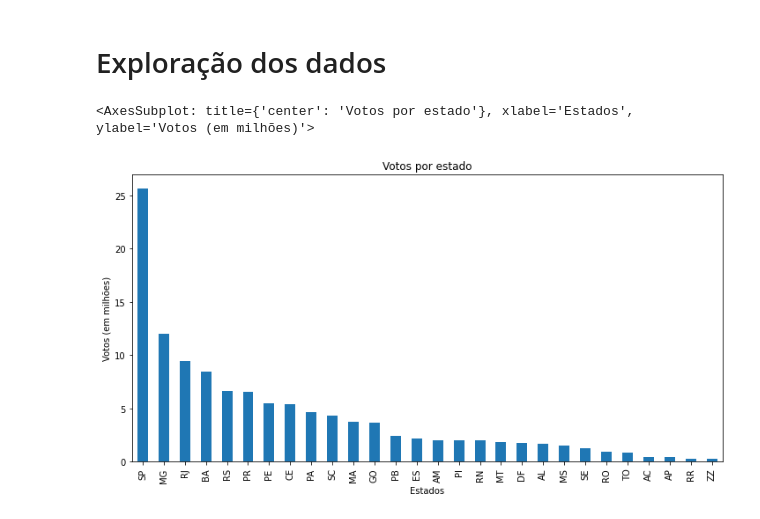
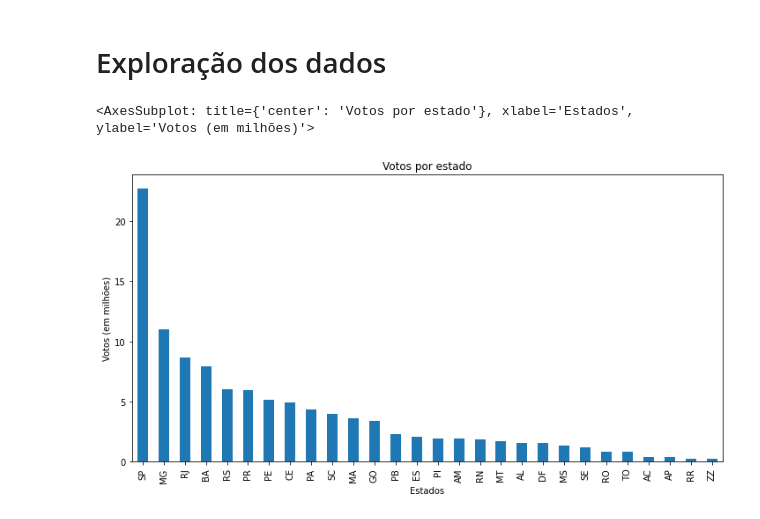
Before and after one commit to felipe-bonato/ciencia-de-dados-eleicoes, a Jupyter notebook: main.ipynb, the cells around one changed output. Drawn from its saved outputs; the diff is of its cells as text; code cells hidden in the pictures.

```diff
--- a/main.ipynb
+++ b/main.ipynb
@@ -97,21 +138,23 @@ dtype: object
 # %% [markdown]
 # Exploração dos dados
 # %%
-import matplotlib.pyplot as plt
+df_total_votes_uf_muni = df_votes.copy(deep=True)[['sg_uf', 'nm_municipio']]
+df_total_votes_uf_muni['qt_votos_primeiro_turno'] = df_votes['qt_votos_13_primeiro_turno'] + df_votes['qt_votos_22_primeiro_turno']
+df_total_votes_uf_muni['qt_votos_segundo_turno'] = df_votes['qt_votos_13_segundo_turno'] + df_votes['qt_votos_22_segundo_turno']
 
-votes_by_state = ((df_votes
-	.groupby(['sg_uf'])[['qt_votos_primeiro_turno']]
-	.sum()
-	.sort_values(by='qt_votos_primeiro_turno', ascending=False)) / 10**6)
+votes_by_state = ((df_total_votes_uf_muni
+ 	.groupby(['sg_uf'])[['qt_votos_primeiro_turno']]
+ 	.sum()
+ 	.sort_values(by='qt_votos_primeiro_turno', ascending=False)) / 10**6)
 
 votes_by_state.plot(
 	kind='bar',
 	title='Votos por estado',
 	ylabel='Votos (em milhões)',
 	xlabel='Estados',
 	legend=None,
 	figsize=(12, 6)
 )
 # %% [output]
 <AxesSubplot: title={'center': 'Votos por estado'}, xlabel='Estados', ylabel='Votos (em milhões)'>
-[figure, old version]
+[figure, new version]
```
Also changed, not shown: parts of 13 cells of this notebook, 2 other files.
